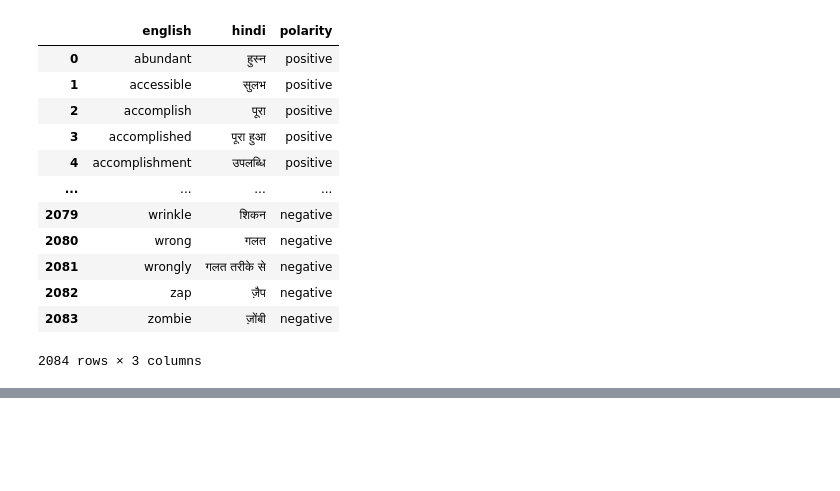
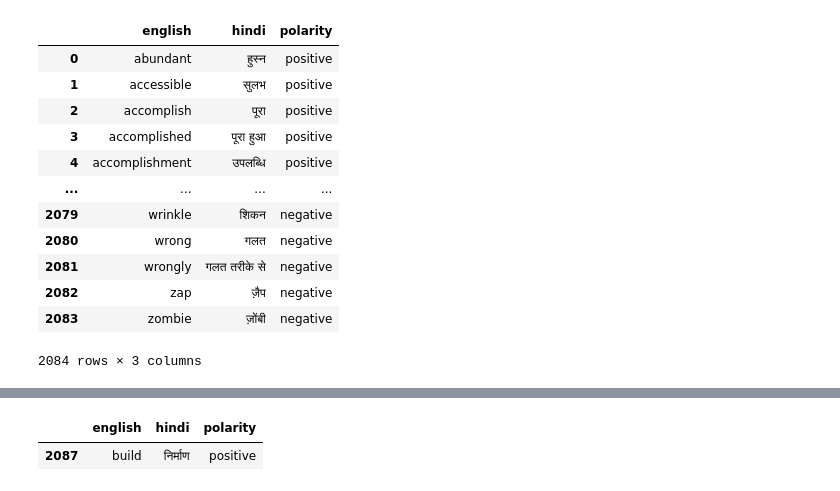
Before and after one commit to VenkteshV/Assignment4_NLP, a Jupyter notebook: A4_noteb0ok.ipynb, the cells around one changed output, grey strips where cells are left out. Cells and saved outputs as stored; diff of their text form; code cells hidden in the pictures; blank space fills up the shorter version.

```diff
--- a/A4_noteb0ok.ipynb
+++ b/A4_noteb0ok.ipynb
@@ -158,3 +160,13 @@ Name: polarity, dtype: int64
+# %%
+def get_wordnet_tag(word_tag_tuple):
+    if word_tag_tuple[1].startswith('J'):
+        return wordnet.ADJ
+    elif word_tag_tuple[1].startswith('V'):
+        return wordnet.VERB
+    elif word_tag_tuple[1].startswith('N'):
+        return wordnet.NOUN
+    elif word_tag_tuple[1].startswith('R'):
+        return wordnet.ADV
 # %%
 from gensim.test.utils import datapath
 from gensim import utils
@@ -170,3 +208,14 @@ def get_data():
+# %%
+#lemmatized
+pos_tagged_lexicon = nltk.pos_tag(list(new_bilingiu["english"].values))
+lemmatized_set = []
+for word in pos_tagged_lexicon:
+    try:
+        lemmatized_set.append(wnl.lemmatize(word[0], get_wordnet_tag(word)))
+    except:
+        lemmatized_set.append(wnl.lemmatize(word[0]))
+        continue
+new_bilingiu['english'] =list(lemmatized_set)
 # %%
 import gensim.models
 sentences = get_data()
@@ -411,5 +574,5 @@ new_bingliu
 | 2083 | zombie | ज़ोंबी | negative |
 2084 rows × 3 columns
 # %%
-new_biling_dict = extend_bingliu_lexicon(dictionary,new_bilingiu,glove_english_model,glove_hindi_model)
+new_biling_dict = extend_bingliu_lexicon(dictionary,new_bingliu,glove_english_model,glove_hindi_model)
 # %% [output]
@@ -418,3 +590,8 @@ display प्रदर्शन
 # %%
 new_bingliu = pd.DataFrame(new_biling_dict)
 new_bingliu.to_csv("final_glove_L1.csv",index=False)
+# %%
+new_bingliu[new_bingliu["english"]=="build"]
+# %% [output]
+|  | english | hindi | polarity |
+| 2087 | build | निर्माण | positive |
```
Also changed, not shown: parts of 19 cells of this notebook.
